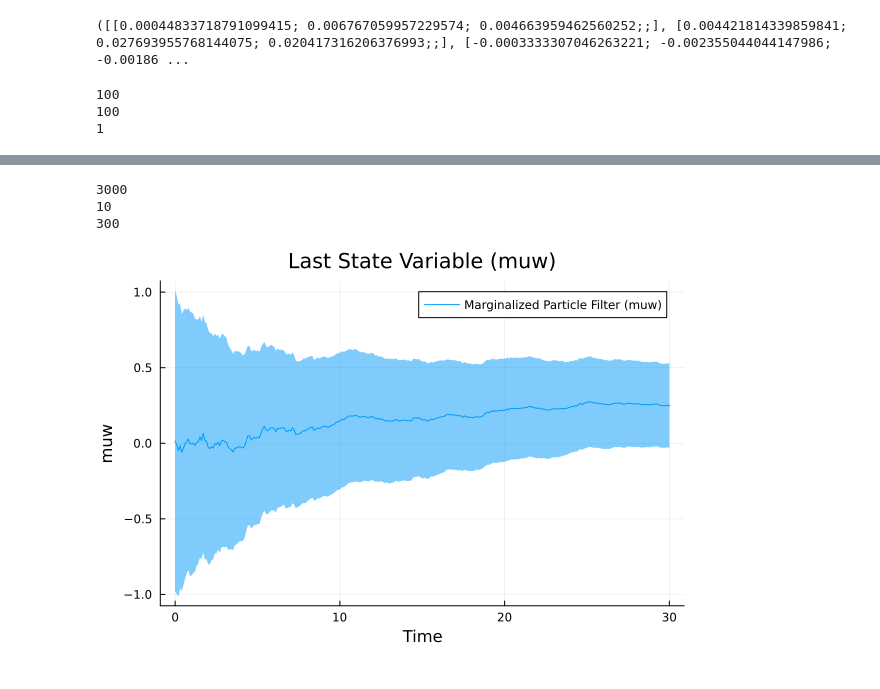
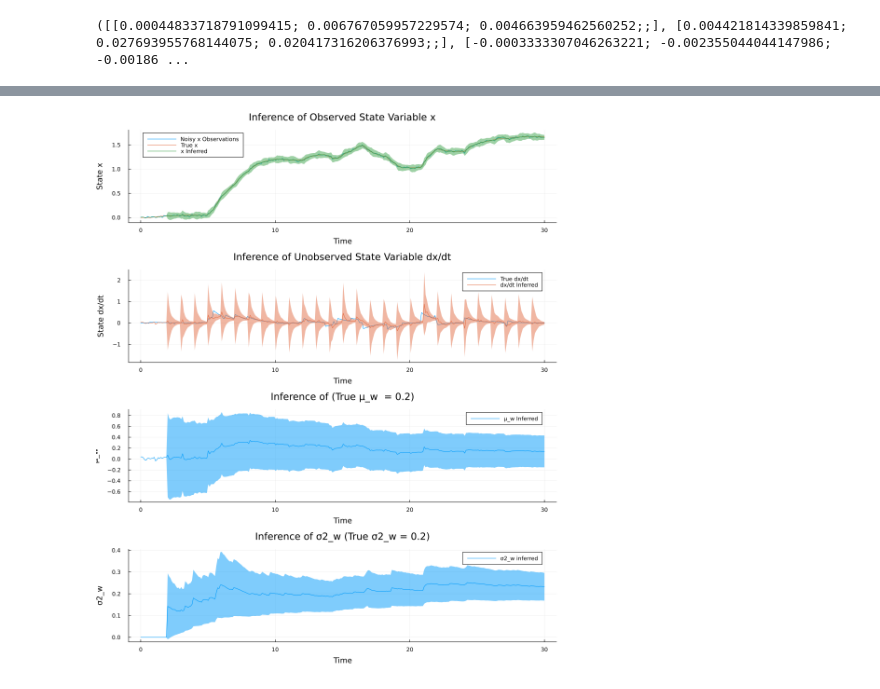
Before and after one commit to zhl24/IIB_Codes, a Jupyter notebook: Easter_Julia_Notebook.ipynb, the cells around one changed output, grey strips where cells are left out. Drawn from its saved outputs; the diff is of its cells as text; code cells hidden in the pictures.

```diff
--- a/Easter_Julia_Notebook.ipynb
+++ b/Easter_Julia_Notebook.ipynb
@@ -684,7 +685,6 @@ inferred_Xs, inferred_covs, sigmaw2_means, sigmaw2_uncertaintys, accumulated_Es,
 300
 ([[0.00044833718791099415; 0.006767059957229574; 0.004663959462560252;;], [0.004421814339859841; 0.027693955768144075; 0.020417316206376993;;], [-0.0003333307046263221; -0.002355044044147986; -0.00186 ...
 # %%
-#Generation of Noisy Samples
 include("Julia_Implementation.jl")
 using Random
 using Distributions
@@ -714,8 +714,9 @@ l_C = 2.0
 # 真实参数值
 true_theta = -1.0
 kw = 1.0
-kv = 0.1
-true_sigmaw = 0.2
+kv = 0.001
+true_sigmaw2 = 0.2
+true_sigmaw = sqrt(true_sigmaw2)
 true_muw = 0.2
 sigma_n = true_sigmaw * sqrt(kv)
 
@@ -744,43 +745,47 @@ Noisy_samples = SDE_samples[1, :] .+ randn(length(SDE_samples[1, :])) .* sigma_n
 
 alphaw_prior = 0.001
 betaw_prior = 0.001
+#Pre-heating
+Julia_Implementation.Normal_Gamma_Langevin_MPF(Noisy_samples,N,T,2,true_theta,true_beta,true_C,kw,alphaw_prior,betaw_prior,kv)
+#Serious Run
 inferred_Xs, inferred_covs, sigmaw2_means, sigmaw2_uncertaintys, accumulated_Es, accumulated_Fs, accumulated_log_marginals = Julia_Implementation.Normal_Gamma_Langevin_MPF(Noisy_samples,N,T,num_particles,true_theta,true_beta,true_C,kw,alphaw_prior,betaw_prior,kv)
 
 
-# 从inferred_covs中提取每个时间步的标准差
-std_devs = [sqrt.(diag(cov)) for cov in inferred_covs]
 
-# 将std_devs转换为数组
-std_devs_array = hcat(std_devs...)'
-
+#Processing Results and Visualisation
+skip_num = 20
 state_xs = [vec[1] for vec in inferred_Xs]
 state_dxdts = [vec[2] for vec in inferred_Xs]
 state_muws = [vec[3] for vec in inferred_Xs]
+sigmaw2_means[1:skip_num] = zeros(skip_num)
+
 state_x_vars = [cov[1,1] for cov in inferred_covs]
 state_dxdt_vars = [cov[2,2] for cov in inferred_covs]
 state_muw_vars = [cov[3,3] for cov in inferred_covs]
+state_x_vars[1:skip_num] = zeros(skip_num)
+state_dxdt_vars[1:skip_num] = zeros(skip_num)
+state_muw_vars[1:skip_num] = zeros(skip_num)
+sigmaw2_uncertaintys[1:skip_num] = zeros(skip_num)
+
+state_x_stds = sqrt.(state_x_vars)
+state_dxdt_stds = sqrt.(state_dxdt_vars)
+state_muw_stds = sqrt.(state_muw_vars)
+sigmaw2_stds = sqrt.(sigmaw2_uncertaintys)
+
+# x plt
+p1 = plot(evaluation_points, Noisy_samples, label="Noisy x Observations", title="Inference of Observed State Variable x", xlabel="Time", ylabel="State x")
+plot!(evaluation_points, SDE_samples[1, :], label="True x")
+plot!(evaluation_points, state_xs, ribbon=state_x_stds.*3, label="x Inferred")
+# dxdt plot
+p2 = plot(evaluation_points, SDE_samples[2,:], label="True dx/dt", title="Inference of Unobserved State Variable dx/dt", xlabel="Time", ylabel="State dx/dt")
+plot!(evaluation_points, state_dxdts, ribbon=state_dxdt_stds.*3, label="dx/dt Inferred")
+
+#muw plot
+p3 = plot(evaluation_points, state_muws,ribbon = state_muw_stds, label="μ_w Inferred", title="Inference of (True μ_w  = $(true_muw))", xlabel="Time", ylabel="μ_w")
 
 
+#sigmaw plot
+p4 = plot(evaluation_points,sigmaw2_means,ribbon = sigmaw2_stds .*3, label = "σ2_w inferred",title = "Inference of σ2_w (True σ2_w = $(true_sigmaw2))",xlabel="Time", ylabel="σ2_w")
 
-# 绘制第一个状态变量及其不确定性范围
-plot(evaluation_points, Noisy_samples, label="Noisy Observations", title="State Variable x", xlabel="Time", ylabel="State x")
-plot!(evaluation_points, SDE_samples[1, :], label="Hidden States")
-plot!(evaluation_points, state_xs, ribbon=std_devs_array[:, 1], label="Marginalized Particle Filter")
-vline!([evaluation_points[skip]], label="Start of Stable Estimates")
-
-# 绘制第二个状态变量
-plot(evaluation_points, SDE_samples[2,:], label="Hidden States", title="State Variable dx/dt", xlabel="Time", ylabel="State dx/dt")
-plot!(evaluation_points, state_dxdts, ribbon=std_devs_array[:, 2], label="Marginalized Particle Filter")
-vline!([evaluation_points[skip]], label="Start of Stable Estimates")
-
-# 绘制muw的估计
-plot(evaluation_points, state_muws, ribbon=last_state_std_dev, label="Marginalized Particle Filter (muw)", title="Last State Variable (muw)", xlabel="Time", ylabel="muw")
-
-# 绘制sigmaw^2及其不确定性
-#sigmaw2_upper_bound = sigmaw2_means .+ sqrt.(sigmaw2_uncertaintys)
-#sigmaw2_lower_bound = sigmaw2_means .- sqrt.(sigmaw2_uncertaintys)
-#plot(evaluation_points[skip:end], sigmaw2_means[skip:end], ribbon=(sigmaw2_lower_bound[skip:end], sigmaw2_upper_bound[skip:end]), label="Estimated sigmaw^2", title="sigmaw", xlabel="Time", ylabel="sigmaw^2")
+plot(p1,p2,p3,p4, layout = (4,1),size = (1000,1200))
 # %% [output]
-100
-100
-1
@@ -788,4 +792 @@ WARNING: replacing module Julia_Implementation.
-3000
-10
-300
-[figure, old version]
+[figure, new version]
```
Also changed, not shown: parts of 6 cells of this notebook, 1 other file.
